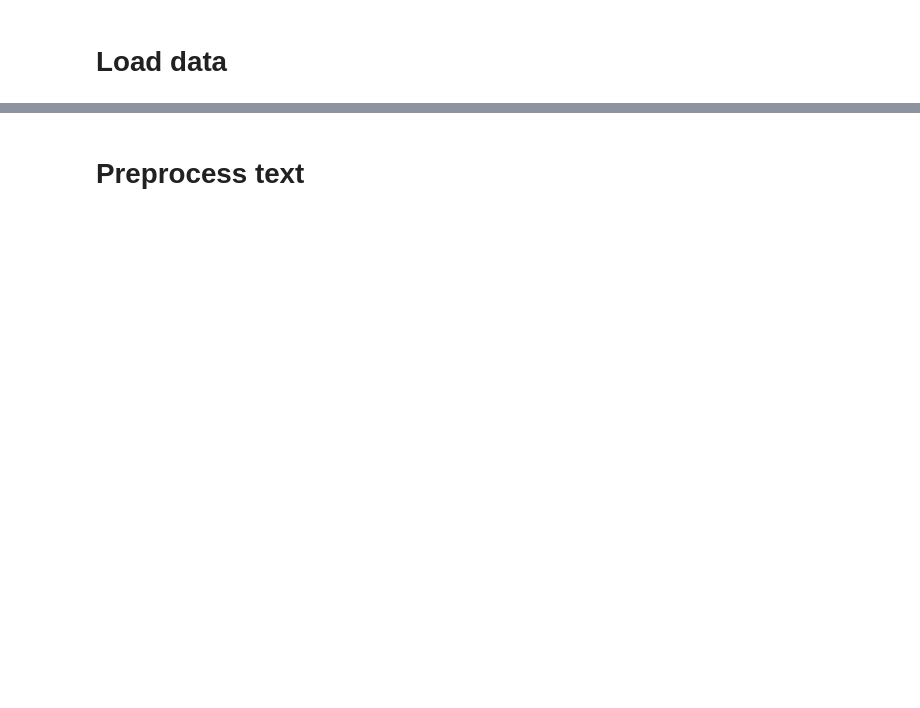
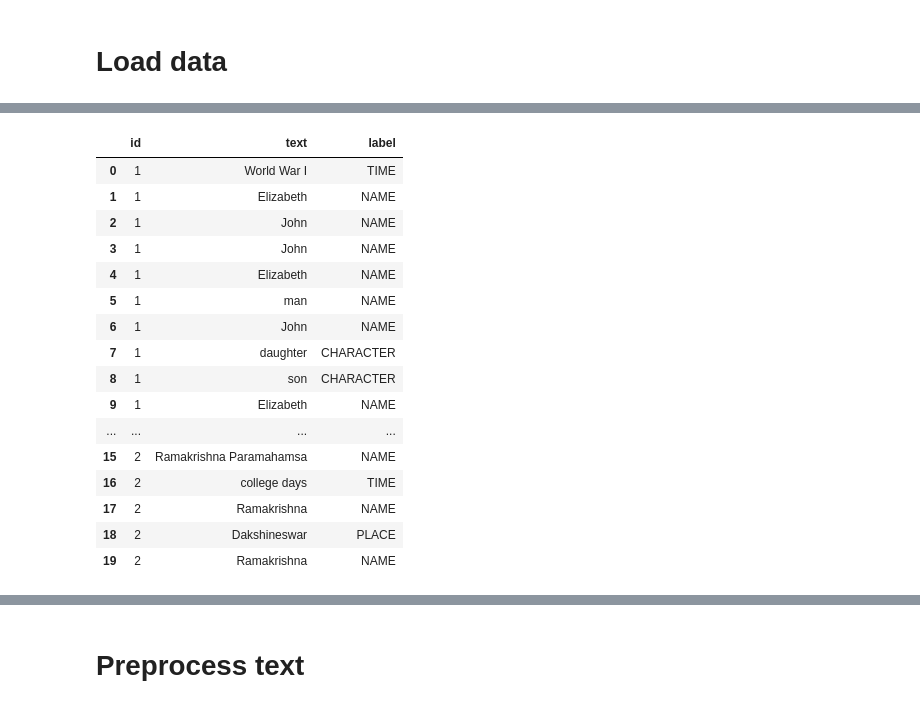
Before and after one commit to Filipstrozik/NLP, a Jupyter notebook: L1/lab1.ipynb, the cells around one changed output, grey strips where cells are left out. Saved outputs shown, nothing was run; the diff lists cells and outputs as text; code cells hidden in the pictures; blank space fills up the shorter version.

```diff
--- a/L1/lab1.ipynb
+++ b/L1/lab1.ipynb
@@ -23,0 +165,37 @@ True
+# %%
+
+def transform_dict_to_NER_df(data_dict):
+    data = []
+    for key, value in data_dict.items():
+        text = value.get("text", "")
+        span_labels = value.get("span_labels", {})
+        for span, (text, label) in span_labels.items():
+            data.append(
+                {
+                    "id": key,
+                    "text": text,
+                    "label": label,
+                }
+            )
+    return pd.DataFrame(data)
+
+final_df_NER = transform_dict_to_NER_df(final_dict)
+final_df_NER.head(20)
+# %% [output]
+|  | id | text | label |
+| 0 | 1 | World War I | TIME |
+| 1 | 1 | Elizabeth | NAME |
+| 2 | 1 | John | NAME |
+| 3 | 1 | John | NAME |
+| 4 | 1 | Elizabeth | NAME |
+| 5 | 1 | man | NAME |
+| 6 | 1 | John | NAME |
+| 7 | 1 | daughter | CHARACTER |
+| 8 | 1 | son | CHARACTER |
+| 9 | 1 | Elizabeth | NAME |
+| ... | ... | ... | ... |
+| 15 | 2 | Ramakrishna Paramahamsa | NAME |
+| 16 | 2 | college days | TIME |
+| 17 | 2 | Ramakrishna | NAME |
+| 18 | 2 | Dakshineswar | PLACE |
+| 19 | 2 | Ramakrishna | NAME |
```
Also changed, not shown: parts of 24 cells of this notebook.
